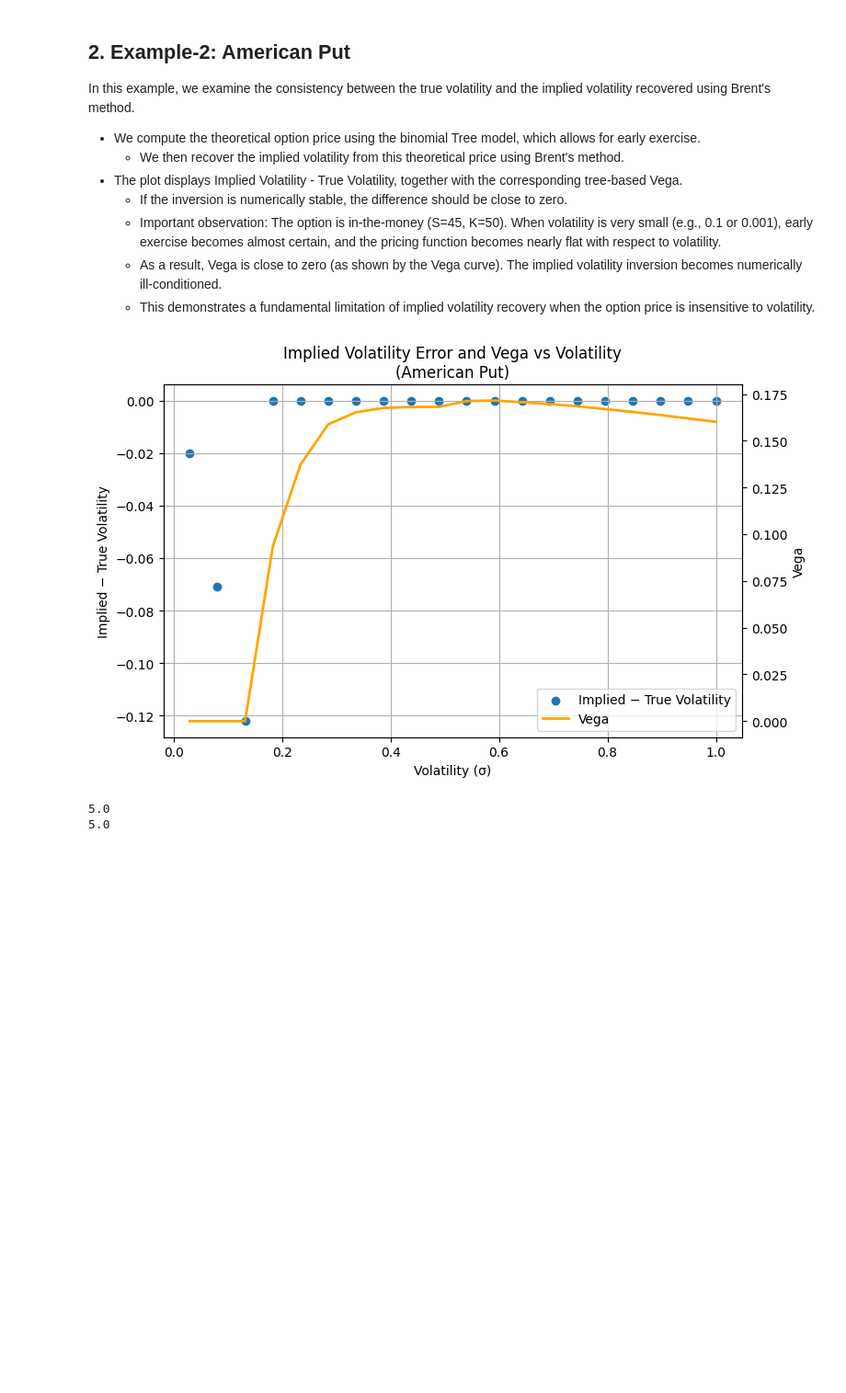
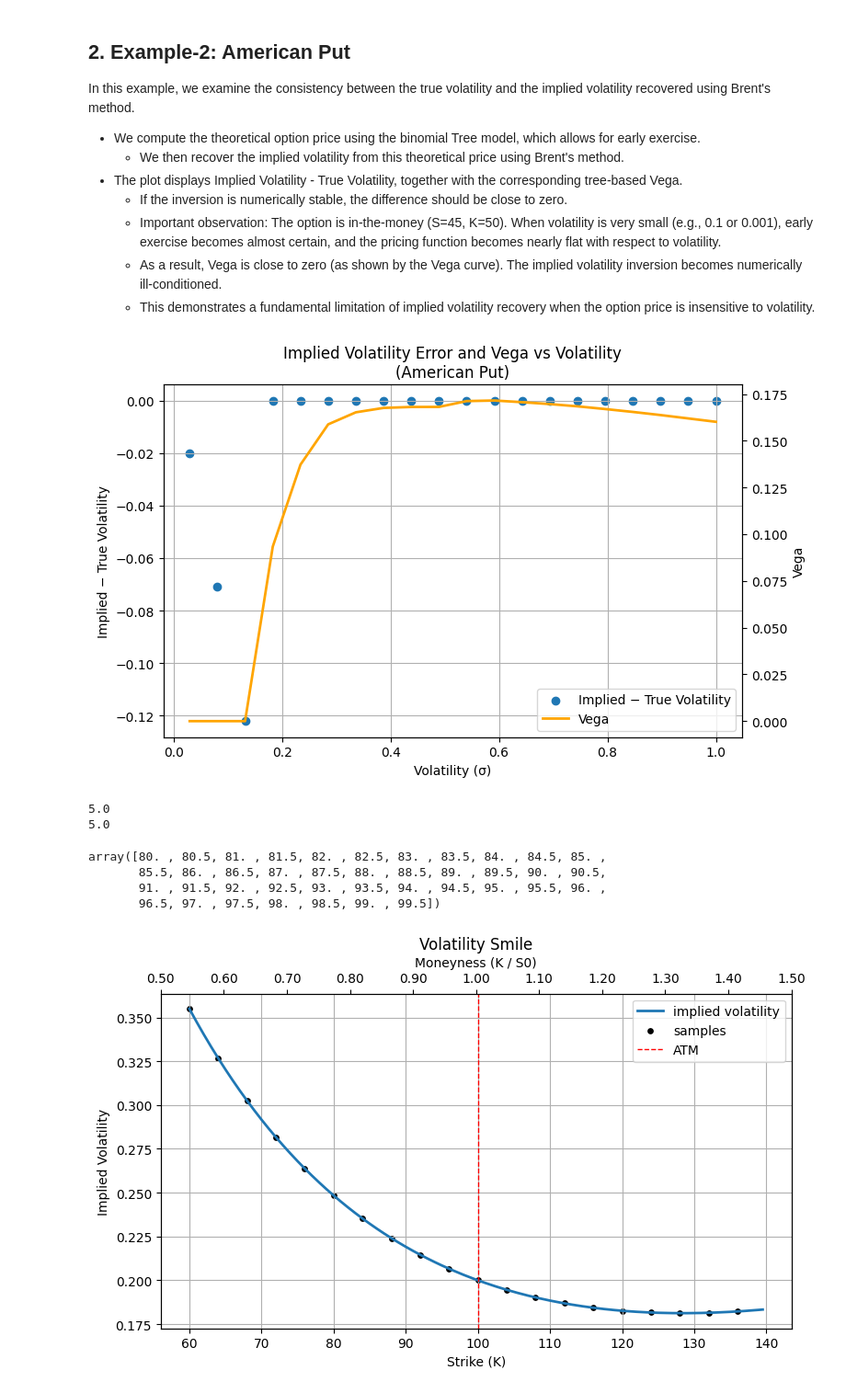
Before and after one commit to hsiuhsil/options_futures_derivatives, a Jupyter notebook: notebooks/implied volatility.ipynb, the cells around one changed output. Shown at 92% size. Saved outputs shown, nothing was run; the diff lists cells and outputs as text; code cells hidden in the pictures; blank space fills up the shorter version.

```diff
--- a/notebooks/implied volatility.ipynb
+++ b/notebooks/implied volatility.ipynb
@@ -168,3 +168,73 @@ print(price_option_tree(option_type='put', exercise_style='American', s=s, k=k,
 # %% [output]
 5.0
 5.0
+# %%
+np.arange(80,100,0.5)
+# %% [output]
+array([80. , 80.5, 81. , 81.5, 82. , 82.5, 83. , 83.5, 84. , 84.5, 85. ,
+       85.5, 86. , 86.5, 87. , 87.5, 88. , 88.5, 89. , 89.5, 90. , 90.5,
+       91. , 91.5, 92. , 92.5, 93. , 93.5, 94. , 94.5, 95. , 95.5, 96. ,
+       96.5, 97. , 97.5, 98. , 98.5, 99. , 99.5])
+# %%
+# experiment on the Vol smile
+
+def vol_smile_log_moneyness(k,s, a=0.2, b=-0, c=0.3):
+    x = np.log(k/s)
+    return a+b*x+c*x**2
+
+
+# parameters
+s = 100
+T = 1
+r = 0.1
+q = 0.02
+
+option_type = 'call'
+exercise_style = 'European'
+
+k_vals = np.arange(60,140,0.5)
+true_vol_vals = np.zeros_like(k_vals)
+implied_vol_vals = np.zeros_like(k_vals)
+
+# compute implied volatilities
+
+for i, K in enumerate(k_vals):
+
+    # true volatility from the smile model
+    sigma_true = vol_smile_log_moneyness(K, s, a=0.20, b=-0.15, c=0.30)
+    true_vol_vals[i] = sigma_true
+
+    # theoretical Black-Scholes price
+    price = price_option_bsm(option_type, exercise_style, s, K, r, sigma_true, T, q)
+
+    # recover implied volatility
+    implied_vol_vals[i] = implied_vol_brent(option_type, exercise_style, price,
+                                            s, K, r, T, q, sigma_low=1e-2, sigma_high=1)
+
+fig, ax = plt.subplots(figsize=(8,5))
+
+ax.plot(k_vals, implied_vol_vals, linewidth=2, label='implied volatility')
+ax.scatter(k_vals[::8], implied_vol_vals[::8], color='k', s=15, label='samples')
+ax.axvline(s, color='red', linestyle='--', linewidth=1, label='ATM')
+
+# bottom axis = strike
+ax.set_xlabel('Strike (K)')
+ax.set_ylabel('Implied Volatility')
+ax.set_title('Volatility Smile')
+
+# top axis = moneyness
+ax_top = ax.twiny()
+ax_top.set_xlim(ax.get_xlim())
+ticks = ax.get_xticks()
+moneyness_labels = [f"{tick/s:.2f}" for tick in ticks]
+
+ax_top.set_xticks(ticks)
+ax_top.set_xticklabels(moneyness_labels)
+ax_top.set_xlabel('Moneyness (K / S0)')
+
+ax.grid(True)
+ax.legend()
+plt.tight_layout()
+plt.show()
+# %% [output]
+[figure, added]
```
Also changed, not shown: 1 other file.
